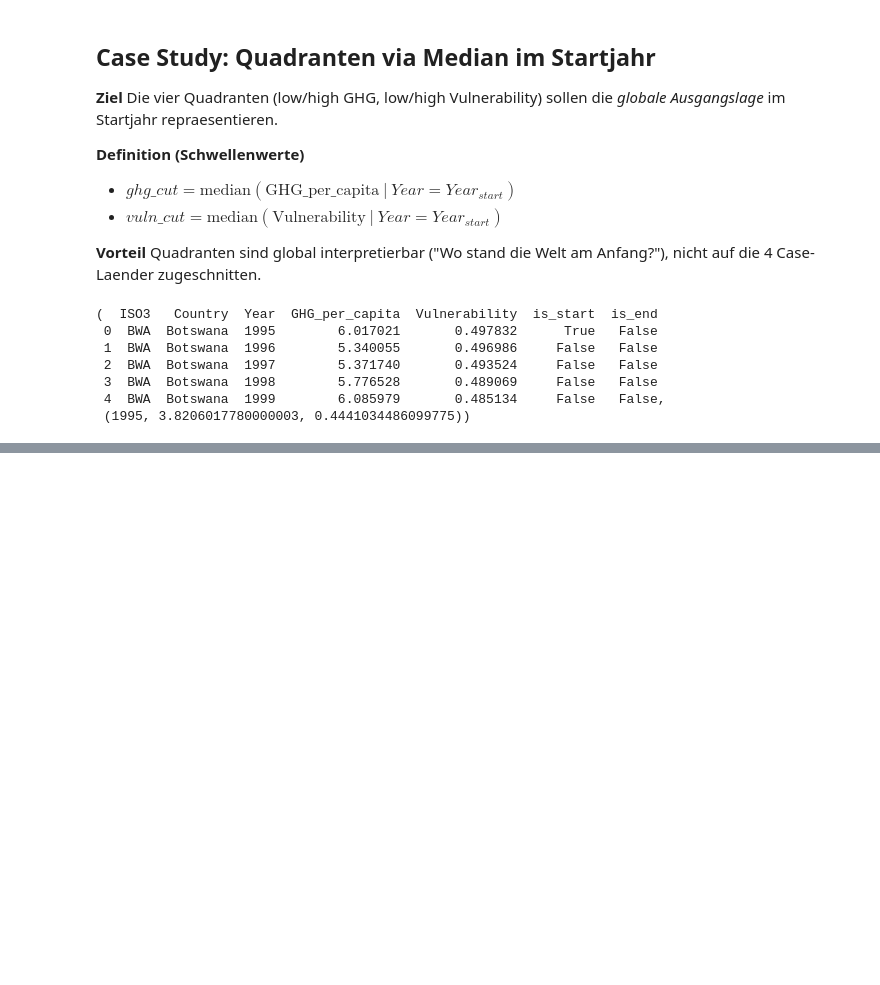
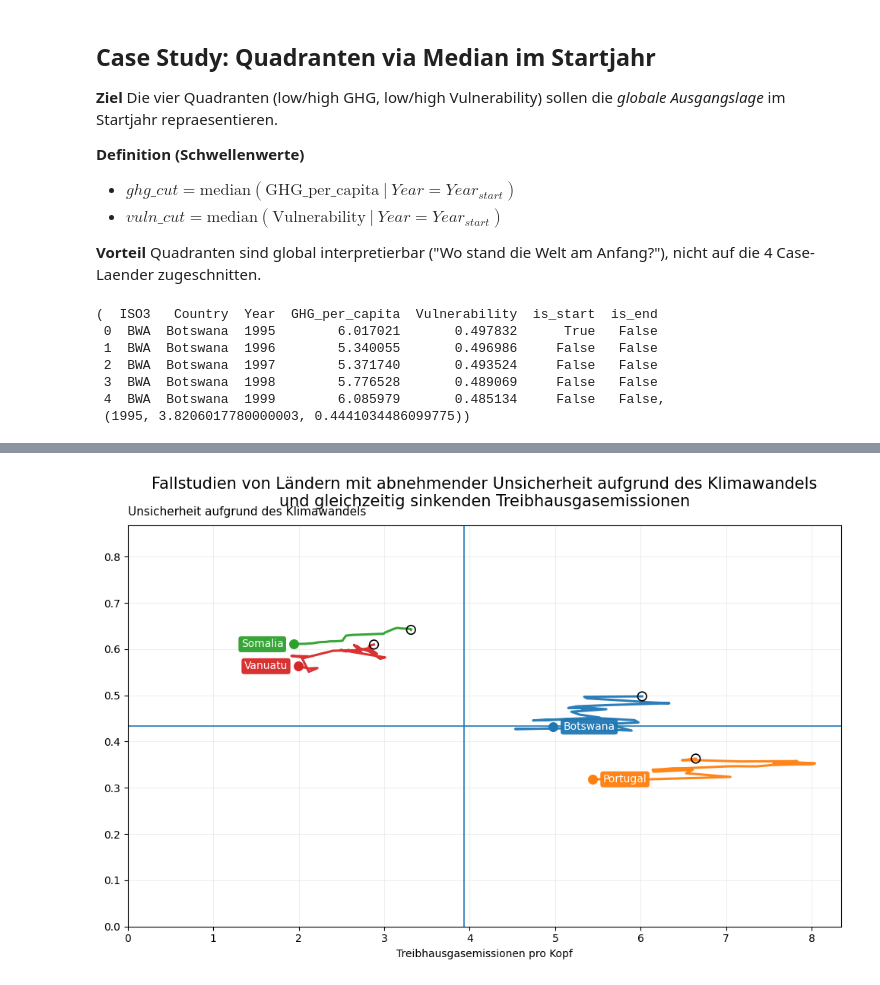
Before and after one commit to damiansze/Climate-Justice, a Jupyter notebook: 07_casestudy_quadrantgraph.ipynb, the cells around one changed output, grey strips where cells are left out. Cells and saved outputs as stored; diff of their text form; code cells hidden in the pictures; blank space fills up the shorter version.

```diff
--- a/07_casestudy_quadrantgraph.ipynb
+++ b/07_casestudy_quadrantgraph.ipynb
@@ -179,0 +263,100 @@ plt.show()
+# %%
+import matplotlib.pyplot as plt
+
+fig, ax = plt.subplots(figsize=(10, 7))
+
+# --- Quadrantenlinien (globale Mediane) ---
+ax.axvline(ghg_cut, linewidth=1.2)
+ax.axhline(vuln_cut, linewidth=1.2)
+
+# --- Trajektorien + Start/End + Nametags ---
+for iso, g in case_df.groupby("ISO3", sort=False):
+    g = g.sort_values("Year")
+    country = g["Country"].iloc[0]
+
+    # Linie plotten und Farbe abgreifen
+    (line,) = ax.plot(
+        g["GHG_per_capita"],
+        g["Vulnerability"],
+        linewidth=2.2,
+        alpha=0.95,
+    )
+    col = line.get_color()
+
+    gs = g[g["is_start"]].iloc[0]
+    ge = g[g["is_end"]].iloc[0]
+
+    # Start / Ende
+    ax.scatter(
+        gs["GHG_per_capita"],
+        gs["Vulnerability"],
+        s=70,
+        facecolors="none",
+        edgecolors="black",
+        linewidths=1.2,
+        zorder=5,
+    )
+    ax.scatter(
+        ge["GHG_per_capita"],
+        ge["Vulnerability"],
+        s=70,
+        zorder=6,
+    )
+
+    # Nametag am Endpunkt (farbig, nicht ueber der Linie)
+    dx = 10 if ge["GHG_per_capita"] >= ghg_cut else -10
+    ha = "left" if dx > 0 else "right"
+
+    ax.annotate(
+        country,
+        (ge["GHG_per_capita"], ge["Vulnerability"]),
+        xytext=(dx, 0),
+        textcoords="offset points",
+        fontsize=10,
+        color="white",
+        ha=ha,
+        va="center",
+        bbox=dict(
+            boxstyle="round,pad=0.25",
+            facecolor=col,
+            edgecolor="none",
+            alpha=0.95,
+        ),
+        zorder=10,
+    )
+
+# --- Achsen ---
+# x-Achse startet bei 0
+ax.set_xlim(left=0)
+
+# y-Achse startet bei 0, Median exakt in der Mitte
+y_upper = 2 * vuln_cut
+ax.set_ylim(0, y_upper)
+
+# --- Beschriftungen ---
+ax.set_xlabel("Treibhausgasemissionen pro Kopf")
+
+# Y-Label horizontal oben links
+ax.set_ylabel("")
+ax.text(
+    0.0, 1.02,
+    "Unsicherheit aufgrund des Klimawandels",
+    transform=ax.transAxes,
+    ha="left",
+    va="bottom",
+    fontsize=11,
+)
+
+ax.set_title(
+    "Fallstudien von Ländern mit abnehmender Unsicherheit aufgrund des Klimawandels\n"
+    "und gleichzeitig sinkenden Treibhausgasemissionen",
+    fontsize=15,
+    pad=18,
+)
+
+ax.grid(True, linewidth=0.6, alpha=0.25)
+
+fig.tight_layout(rect=[0, 0, 1, 0.95])
+plt.show()
+# %% [output]
+[figure, added]
```
Also changed, not shown: parts of 23 cells of this notebook, 1 other file.
